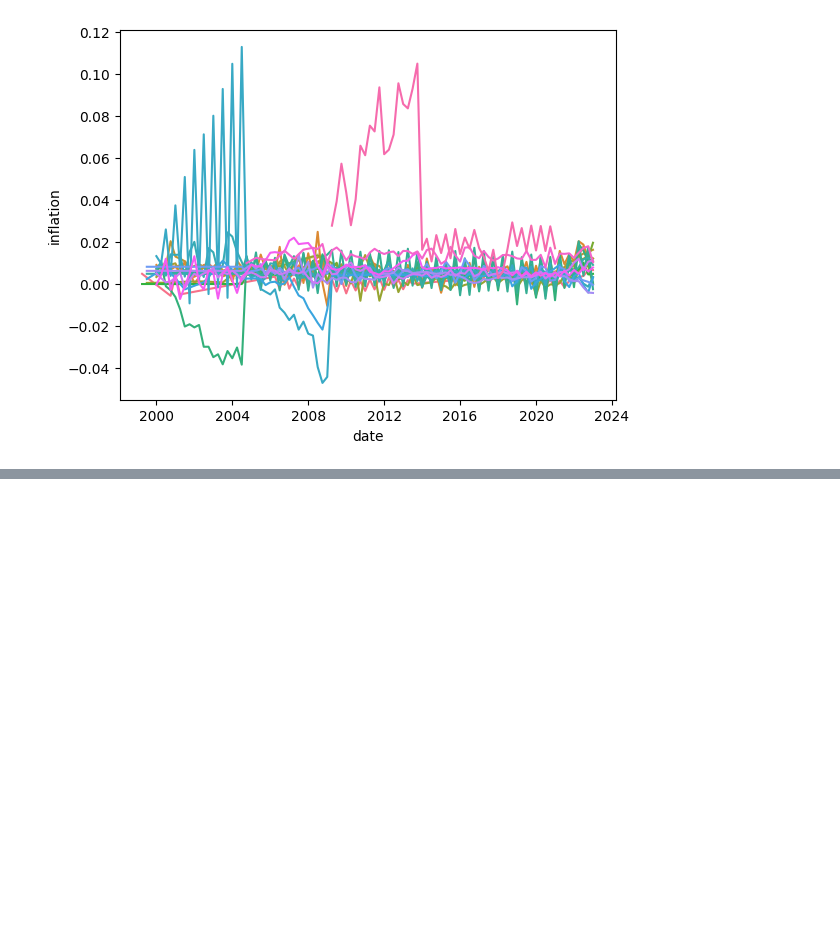
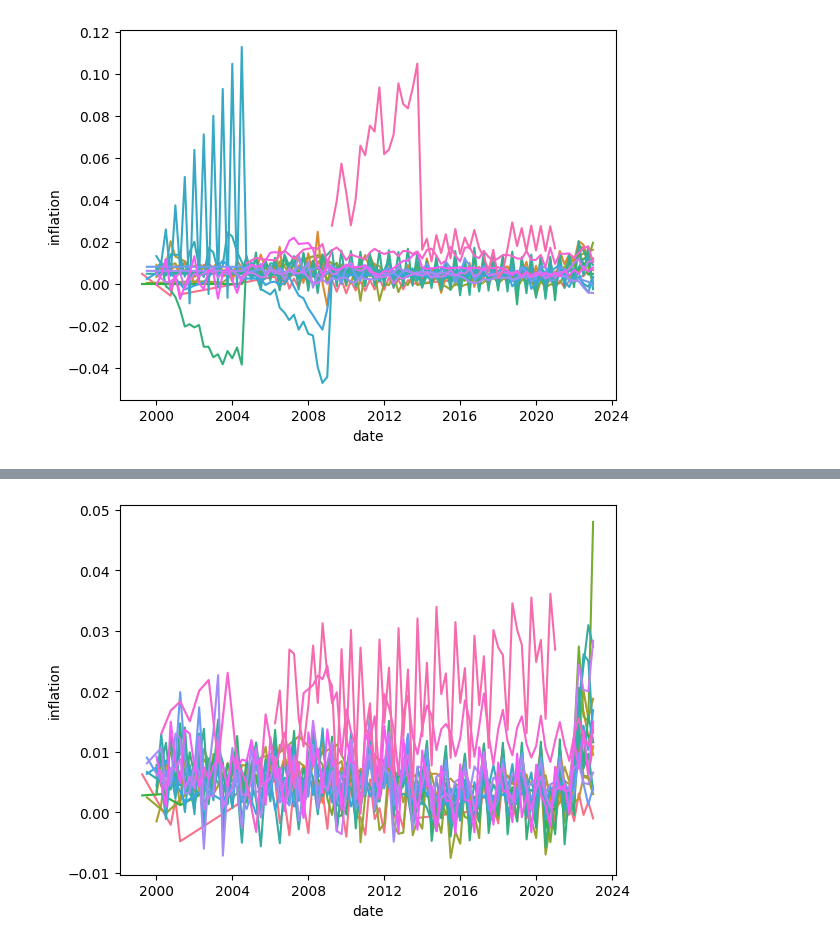
Before and after one commit to mvanaltvorst/seminar, a Jupyter notebook: notebooks/pointwise_eval/model_eval.ipynb, the cells around one changed output, grey strips where cells are left out. Cells and saved outputs as stored; diff of their text form; code cells hidden in the pictures; blank space fills up the shorter version.

Commit message:
make ucsvss model work in eval context

```diff
--- a/notebooks/pointwise_eval/model_eval.ipynb
+++ b/notebooks/pointwise_eval/model_eval.ipynb
@@ -266,0 +258,11 @@ plt.legend().remove()
+# %%
+from seminartools.models.uc_sv_ss_model import UCSVSSModel
+
+preds = make_oos_predictions(
+    UCSVSSModel(num_particles=1000, stochastic_seasonality=True),
+    df,
+    tss,
+    progress=True,
+    num_cores=1,
+)
+preds
@@ -266,0 +285,11 @@ plt.legend().remove()
+# %%
+sns.lineplot(
+    data = preds,
+    x = "date",
+    y = "inflation",
+    hue = "country"
+)
+
+plt.legend().remove()
+# %% [output]
+[figure, added]
```
Also changed, not shown: parts of 7 cells of this notebook, 2 other files.
